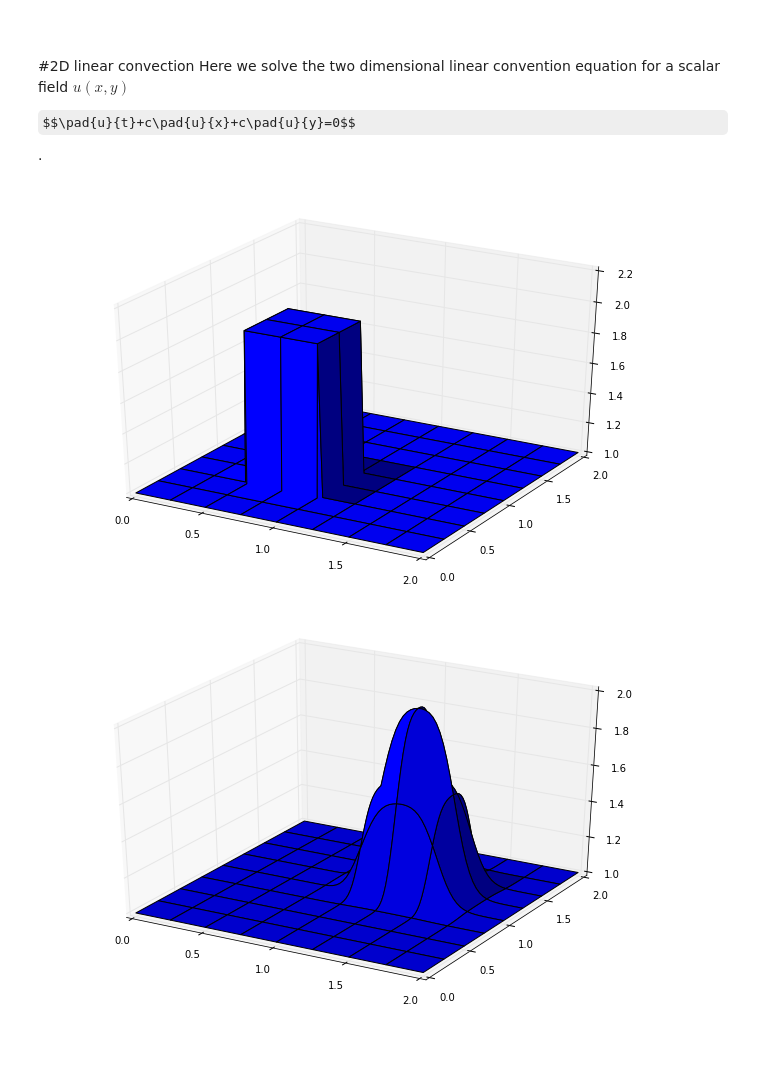
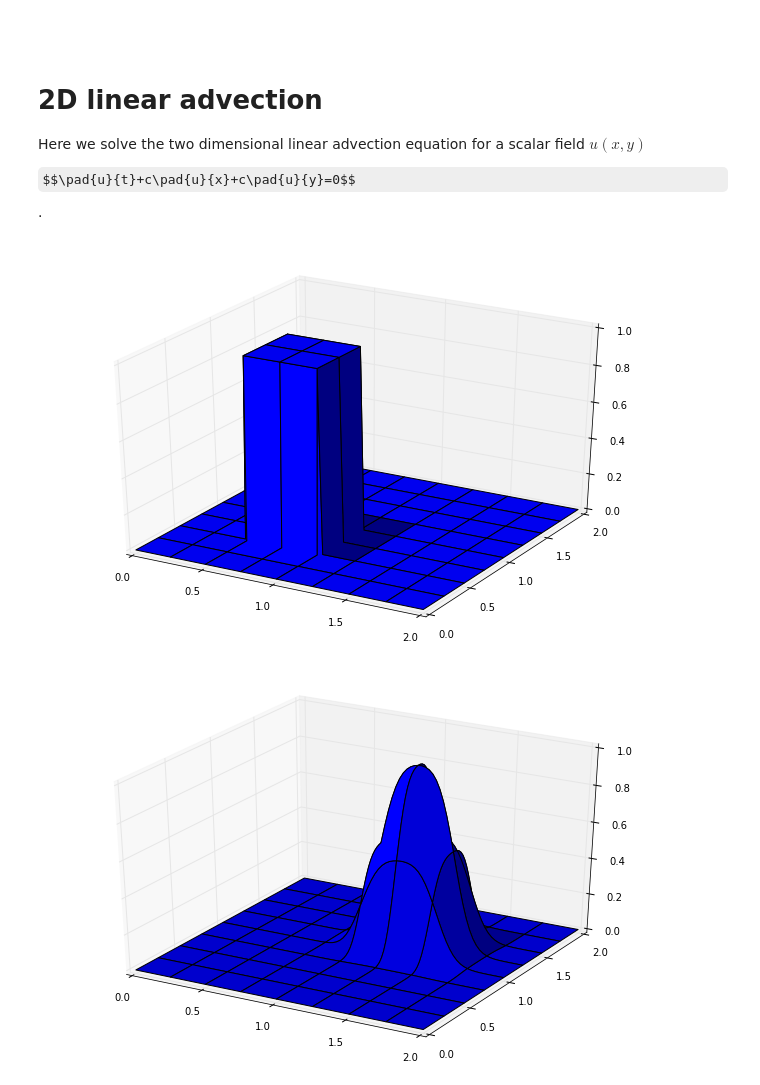
Before and after one commit to cdohl/PAP751, a Jupyter notebook: Finite Difference Techniques/03_2d linear convection.ipynb, the cells around one changed output. Drawn from its saved outputs; the diff is of its cells as text; code cells hidden in the pictures; some formulas as TeX source; blank space fills up the shorter version.

```diff
--- a/Finite Difference Techniques/03_2d linear convection.ipynb
+++ b/Finite Difference Techniques/03_2d linear convection.ipynb
@@ -13,41 +13,41 @@ $$
 \newcommand{\fud}[2]{\frac{\mathrm{d} #1}{\mathrm{d} #2}}
 $$
 # %% [markdown]
-#2D linear convection
-Here we solve the two dimensional linear convention equation for a scalar field $u(x,y)$
+# 2D linear advection
+Here we solve the two dimensional linear advection equation for a scalar field $u(x,y)$
 
 $$\pad{u}{t}+c\pad{u}{x}+c\pad{u}{y}=0$$.
 # %%
-from mpl_toolkits.mplot3d import Axes3D    ##New Library required for projected 3d plots
+from mpl_toolkits.mplot3d import Axes3D    #New Library required for projected 3d plots
 
 import numpy as np
 import matplotlib.pyplot as plt
 %matplotlib inline
 
-###variable declarations
-nx = 81
-ny = 81
-nt = 100
-c = 1
-dx = 2.0/(nx-1)
-dy = 2.0/(ny-1)
-dt = 0.005
+nx = 81 #number of elements in x-direction
+ny = 81 #number of elements in y-direction
+nt = 100 #number of time steps
+dt = 0.005 #time step
+c = 1. #wave velocity in x and y direction
+dx = 2./(nx-1) #meshsize in x-direction
+dy = 2./(ny-1) #meshsize in y-direction
 
-x = np.linspace(0,2,nx)
-y = np.linspace(0,2,ny)
+x = np.linspace(0.,2.,nx)
+y = np.linspace(0.,2.,ny)
+X, Y = np.meshgrid(x,y)
 
-u = np.ones((ny,nx)) ##create a 1xn vector of 1's
-un = np.ones((ny,nx)) ##
+u = np.zeros((ny,nx))
+un = np.zeros((ny,nx))
 
-###Assign initial conditions
+#assign initial conditions with a
+#"hat-function": u(.5<=x<=1 && .5<=y<=1 ) is 1
+u[int(0.5/dy):int(1./dy+1.),int(0.5/dx):int(1./dx+1.)]=1.
 
-u[.5/dy:1/dy+1,.5/dx:1/dx+1]=2 ##set hat function I.C. : u(.5<=x<=1 && .5<=y<=1 ) is 2
-
-###Plot Initial Condition
-fig = plt.figure(figsize=(11,7), dpi=100) ##the figsize parameter can be used to produce different sized images
+#plot the initial condition
+#the figsize parameter can be used to produce different sized images
+fig = plt.figure(figsize=(11,7), dpi=100)
 ax = fig.gca(projection='3d')
-X, Y = np.meshgrid(x,y)
-surf = ax.plot_surface(X,Y,u[:])
+ax.plot_surface(X,Y,u[:]);
 # %% [output]
-[figure, old version]
+[figure, new version]
 # %%
```
Also changed, not shown: parts of 4 cells of this notebook, 7 other files.
